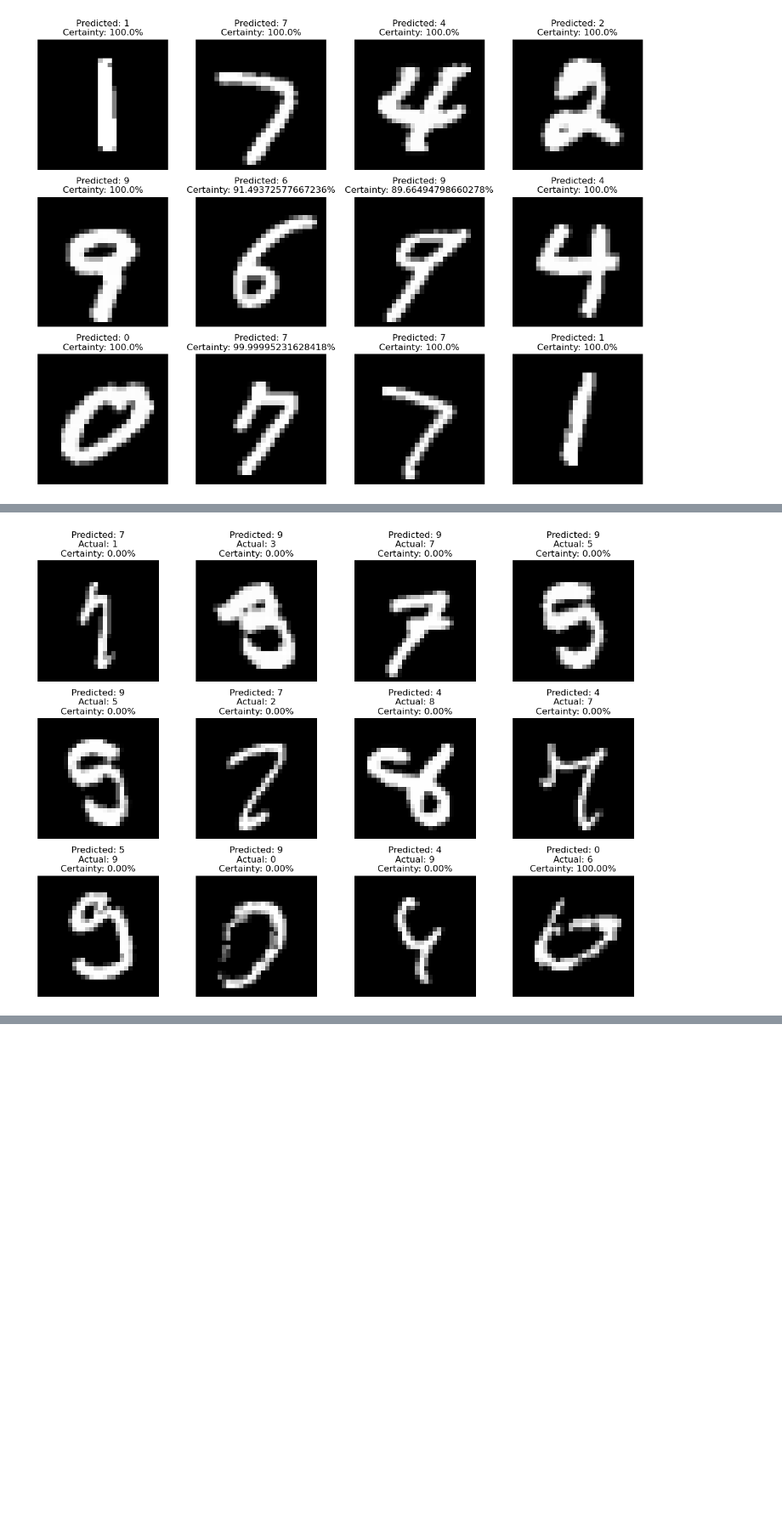
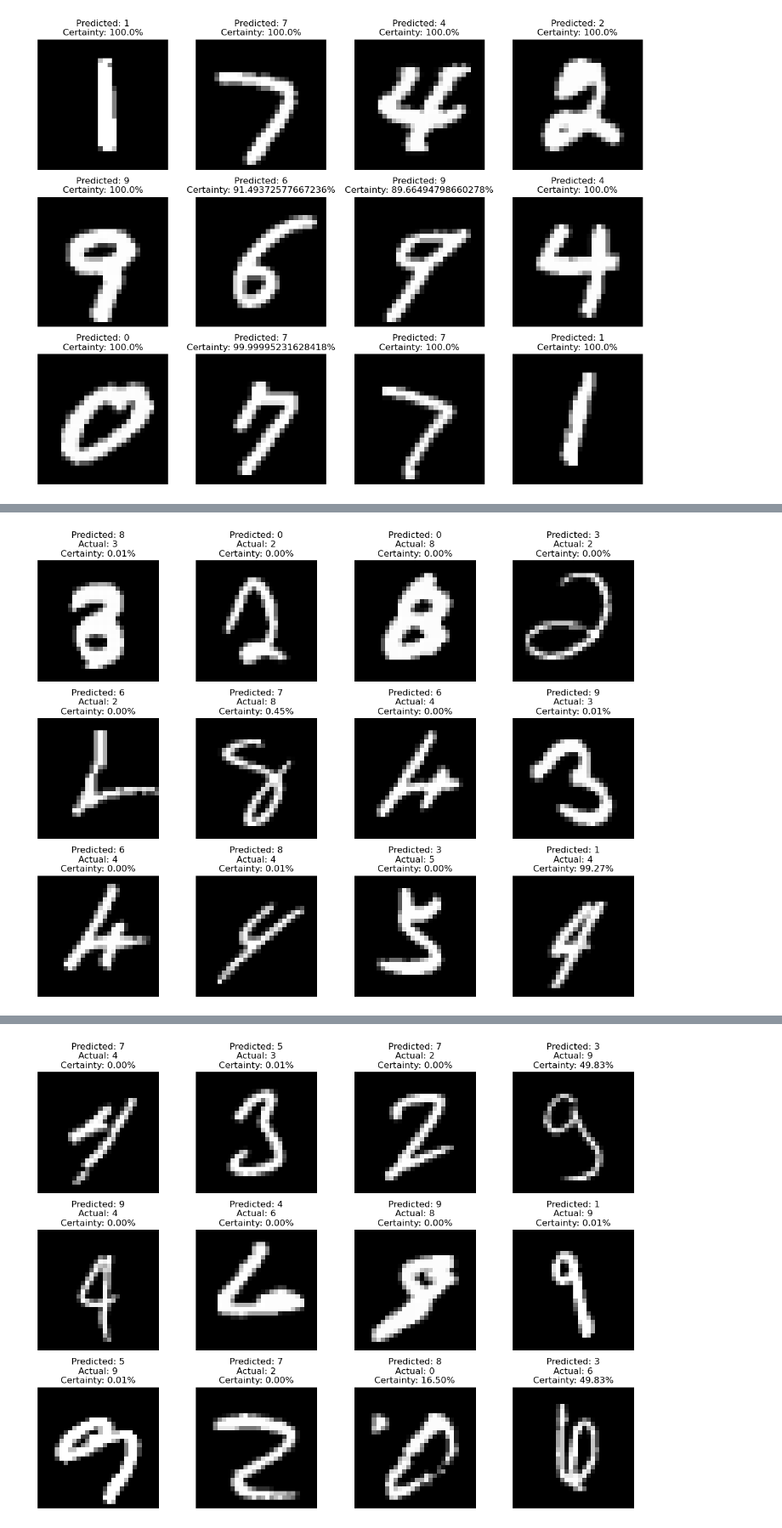
Before and after one commit to Shribotics/ese5831-assignments, a Jupyter notebook: assignment-7/module7.ipynb, the cells around one changed output, grey strips where cells are left out. Shown: that part at 85% size. Cells and saved outputs as stored; diff of their text form; code cells hidden in the pictures; blank space fills up the shorter version.

```diff
--- a/assignment-7/module7.ipynb
+++ b/assignment-7/module7.ipynb
@@ -204,47 +203,51 @@ from tensorflow import keras
 from PIL import Image
 from sklearn.utils import shuffle
 
-# Load the MNIST dataset
+# Load the data from MnIST
 (_, _), (test_images, test_labels) = mnist.load_data()
 
-# Load the pre-trained model
+# Load the model
 load_model = keras.models.load_model("shrikant_mnist_nn_model.keras")
 
-fig, axs = plt.subplots(3, 4, figsize=(12, 9))
 
-# make a list to store unsuccessful images
-unsuccessful_images = []
-
-# Shuffle the test set to get random order
-test_images, test_labels = shuffle(test_images, test_labels)
+for _ in range(2):
+    # to plot it twice define fig in this loop
+    fig, axs = plt.subplots(3, 4, figsize=(12, 9))
 
 
-for img, label in zip(test_images, test_labels):
-    img = Image.fromarray(img)
-    img = img.resize((28, 28))
-    grey_img = img.convert("L")
-    img_array = np.array(grey_img)
-    img_array = img_array.reshape(1, 28*28) / 255.0
+    #create the list for failed prediction
+    failed_pred = []
 
-    # Make a prediction for the current image
-    prediction = load_model.predict(img_array)
-    predicated_digit = prediction.argmax()
+    # Shuffle the test set to get random order
+    test_images, test_labels = shuffle(test_images, test_labels)
 
-    # Check if the prediction is unsuccessful (i.e., incorrect)
-    if predicated_digit != label:
-        unsuccessful_images.append((img_array, predicated_digit, label))
 
-    #  we need to find 12 unsuccessful images first
-    if len(unsuccessful_images) == 12:
-        break
+    for img, label in zip(test_images, test_labels):
+        img = Image.fromarray(img)
+        img = img.resize((28, 28))
+        grey_img = img.convert("L")
+        img_array = np.array(grey_img)
+        img_array = img_array.reshape(1, 28*28) / 255.0
 
-# Now show those 12 predictions which were unsuccesful
-for i, (img_array, predicated_digit, label) in enumerate(unsuccessful_images):
-    axs[i // 4, i % 4].imshow(img_array.reshape(28, 28), cmap='gray')
-    axs[i // 4, i % 4].axis('off')
-    certainty = prediction[0][predicated_digit]
-    axs[i // 4, i % 4].set_title(f"Predicted: {predicated_digit}\nActual: {label}\nCertainty: {certainty*100:.2f}%")
+        # Make a prediction for the current image
+        prediction = load_model.predict(img_array)
+        predicated_digit = prediction.argmax()
 
-plt.tight_layout()
-plt.show()
+        # Check if the prediction is unsuccessful (i.e., incorrect)
+        if predicated_digit != label:
+            failed_pred.append((img_array, predicated_digit, label))
+
+        # If we have found 12 unsuccessful predictions, break the loop
+        if len(failed_pred) == 12:
+            break
+
+    # Display the 12 unsuccessful predictions for this run
+    for i, (img_array, predicated_digit, label) in enumerate(failed_pred):
+        axs[i // 4, i % 4].imshow(img_array.reshape(28, 28), cmap='gray')
+        axs[i // 4, i % 4].axis('off')
+        certainty = prediction[0][predicated_digit]
+        axs[i // 4, i % 4].set_title(f"Predicted: {predicated_digit}\nActual: {label}\nCertainty: {certainty*100:.2f}%")
+
+    plt.tight_layout()
+    plt.show()
 # %% [output]
@@ -268 +271 @@ plt.show()
-[figure, old version]
+[figure, new version]
@@ -268,0 +289 @@ plt.show()
+[figure, added]
```
Also changed, not shown: parts of 2 cells of this notebook.
